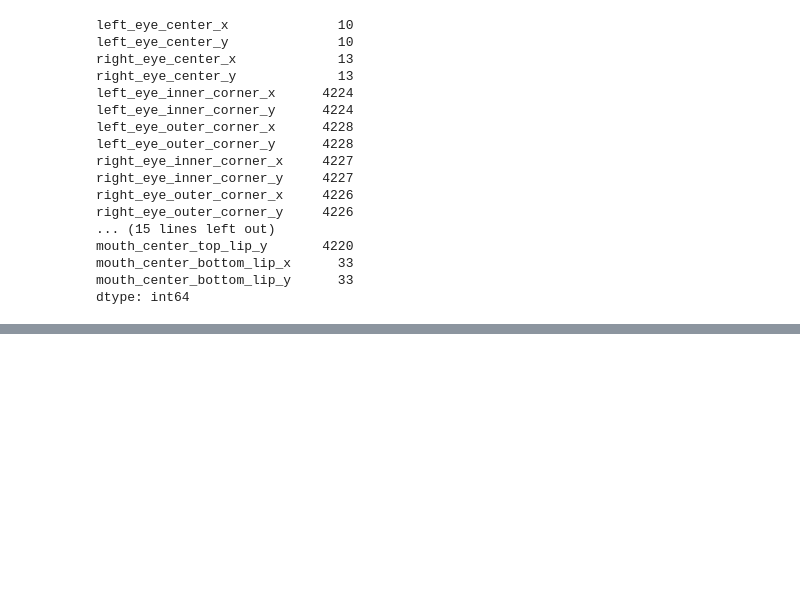
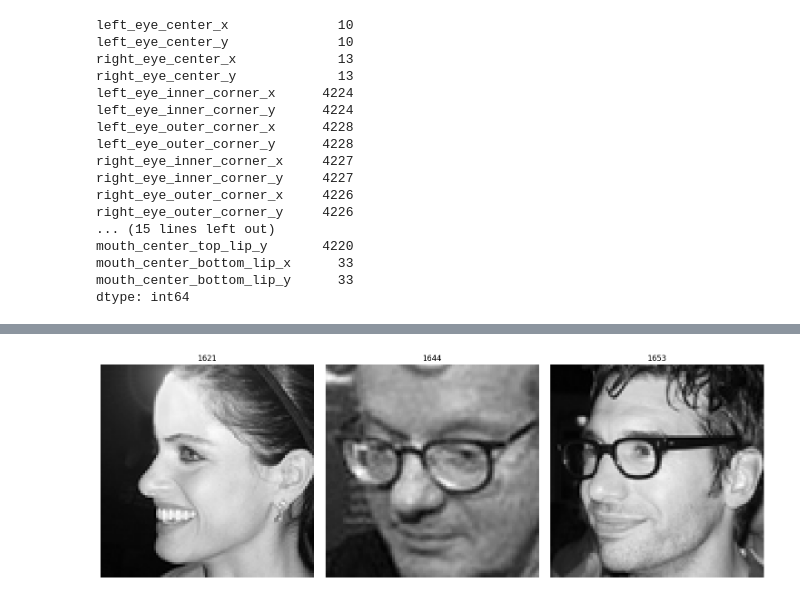
Before and after one commit to Yessirskiy/ZNEUS-25-FacialKeypoints, a Jupyter notebook: EDA.ipynb, the cells around one changed output, grey strips where cells are left out. Cells and saved outputs as stored; diff of their text form; code cells hidden in the pictures; blank space fills up the shorter version.

```diff
--- a/EDA.ipynb
+++ b/EDA.ipynb
@@ -283,0 +333,13 @@ dtype: int64
+# %%
+missing_eyes = [
+    'left_eye_inner_corner_x',
+    'left_eye_inner_corner_y',
+    'left_eye_outer_corner_x',
+    'left_eye_outer_corner_y',
+    'right_eye_inner_corner_x',
+    'right_eye_inner_corner_y',
+    'right_eye_outer_corner_x',
+    'right_eye_outer_corner_y',
+]
+df_missing_eyes = train_nodup_df[train_nodup_df[missing_eyes].isna().any(axis=1)]
+df_missing_eyes
@@ -283,0 +361,14 @@ dtype: int64
+# %%
+image_ids = df_missing_eyes.index[:3]
+fig, axes = plt.subplots(1, 3, figsize=(15, 5))
+for ax, img_id in zip(axes, image_ids):
+    img_path = f"{TRAINING_DIR}/{img_id}.png"
+    img = Image.open(img_path).convert('L')
+    ax.imshow(img, cmap='gray')
+    ax.axis('off')
+    ax.set_title(img_id)
+
+plt.tight_layout()
+plt.show()
+# %% [output]
+[figure, added]
```
Also changed, not shown: parts of 20 cells of this notebook, 1 other file.
